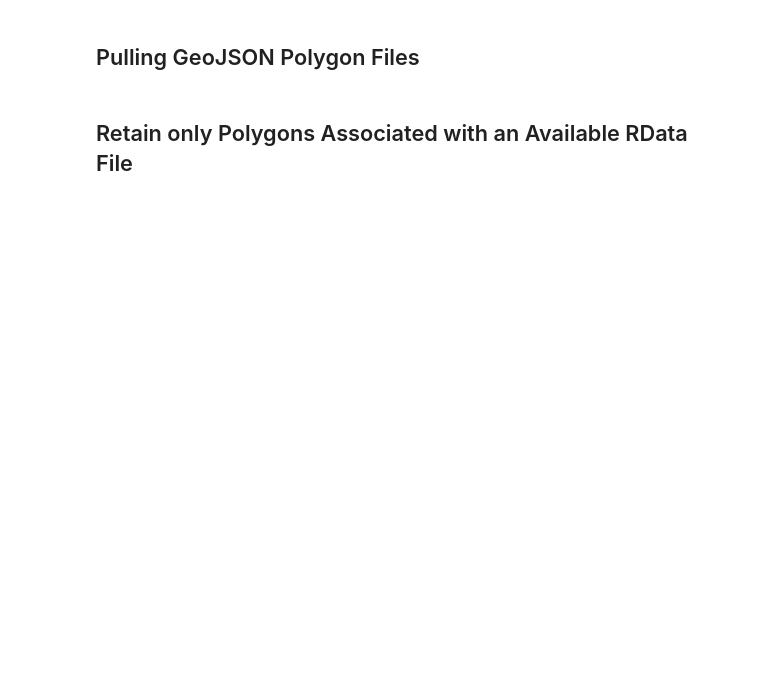
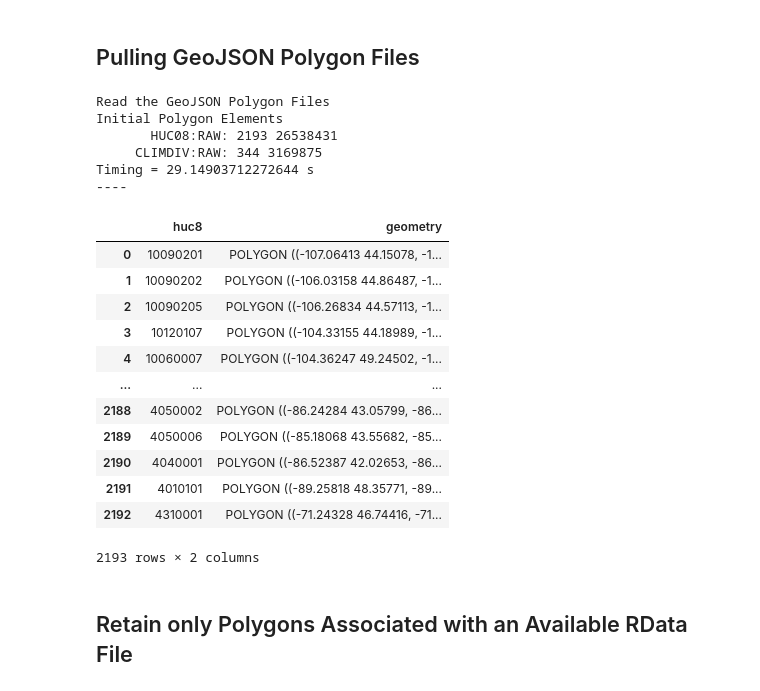
Before and after one commit to wjcapehart/LOCA_Percentile_Processing, a Jupyter notebook: LOCA2_Regional_Inventory.ipynb, the cells around one changed output. Saved outputs shown, nothing was run; the diff lists cells and outputs as text; code cells hidden in the pictures; blank space fills up the shorter version.

```diff
--- a/LOCA2_Regional_Inventory.ipynb
+++ b/LOCA2_Regional_Inventory.ipynb
@@ -281,28 +359,50 @@ print("----")
 # %%
 ####################################################
 #
 # Cleaning Available ClimDiv Inventory
 #
 
 print("Read the GeoJSON Polygon Files")
 
 t0 = time.time()
 
 shp_hucs = gp.read_file("GeoJSON_Files/CONUS_USGS_HUC-08.geojson")
 shp_cdiv = gp.read_file("GeoJSON_Files/CONUS_NCEI_Climate_Divisions.geojson")
 
 print("Initial Polygon Elements")
 print("       HUC08:RAW:",len(shp_hucs), len(shp_hucs.get_coordinates()))
 print("     CLIMDIV:RAW:",len(shp_cdiv), len(shp_cdiv.get_coordinates()))
 
 t1 = time.time()
 
 print("Timing =", (t1-t0), "s")
 
 print("----")
 
+
+display(shp_hucs)
 #
 ####################################################
+# %% [output]
+Read the GeoJSON Polygon Files
+Initial Polygon Elements
+       HUC08:RAW: 2193 26538431
+     CLIMDIV:RAW: 344 3169875
+Timing = 29.14903712272644 s
+----
+|  | huc8 | geometry |
+| 0 | 10090201 | POLYGON ((-107.06413 44.15078, -1... |
+| 1 | 10090202 | POLYGON ((-106.03158 44.86487, -1... |
+| 2 | 10090205 | POLYGON ((-106.26834 44.57113, -1... |
+| 3 | 10120107 | POLYGON ((-104.33155 44.18989, -1... |
+| 4 | 10060007 | POLYGON ((-104.36247 49.24502, -1... |
+| ... | ... | ... |
+| 2188 | 4050002 | POLYGON ((-86.24284 43.05799, -86... |
+| 2189 | 4050006 | POLYGON ((-85.18068 43.55682, -85... |
+| 2190 | 4040001 | POLYGON ((-86.52387 42.02653, -86... |
+| 2191 | 4010101 | POLYGON ((-89.25818 48.35771, -89... |
+| 2192 | 4310001 | POLYGON ((-71.24328 46.74416, -71... |
+2193 rows × 2 columns
 # %% [markdown]
 ## Retain only Polygons Associated with an Available RData File
 # %%
```
Also changed, not shown: parts of 14 cells of this notebook, 30 other files.
